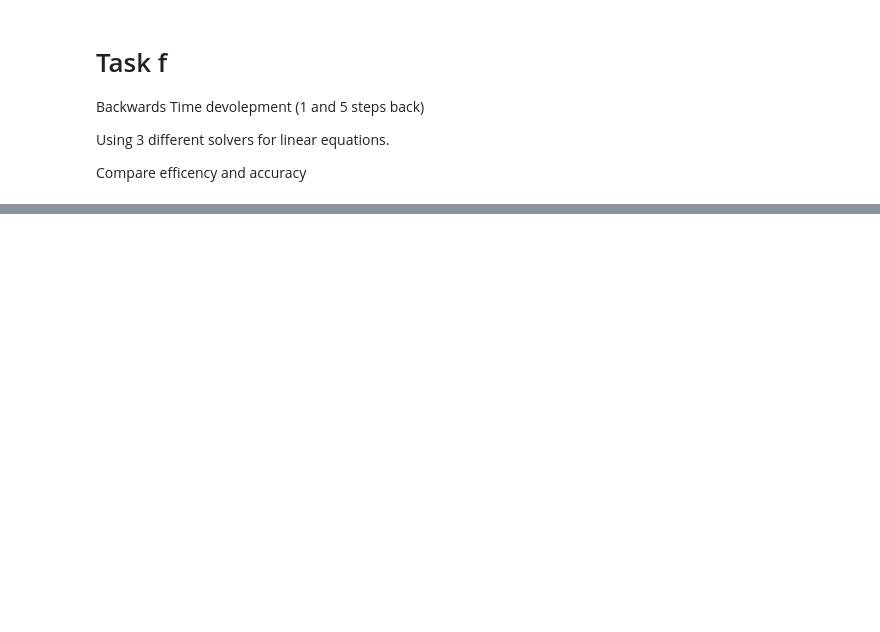
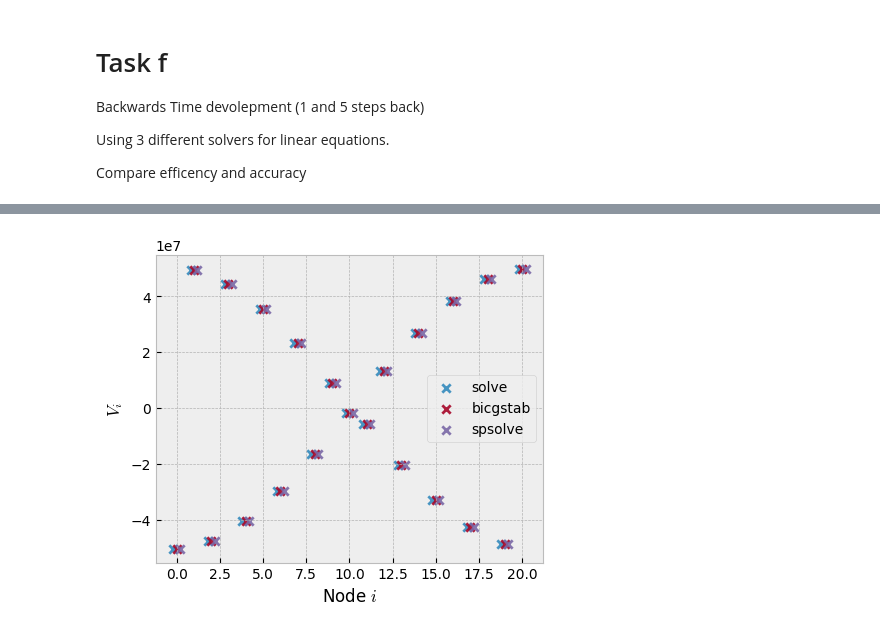
Before and after one commit to leonardlux/comp_phy_exam, a Jupyter notebook: problem_2/task_f.ipynb, the cells around one changed output, grey strips where cells are left out. Saved outputs shown, nothing was run; the diff lists cells and outputs as text; code cells hidden in the pictures; blank space fills up the shorter version.

```diff
--- a/problem_2/task_f.ipynb
+++ b/problem_2/task_f.ipynb
@@ -67,0 +140,6 @@ plt.plot(t_matrix @ x_bicgstab)
+# %%
+vecs = [x_solve_5, x_bicgstab_5, x_spsolve_5]
+labels = ["solve", "bicgstab","spsolve"]
+plot(vecs[:],labels[:],filename="ev_back_5")
+# %% [output]
+[figure, added]
```
Also changed, not shown: parts of 13 cells of this notebook.
